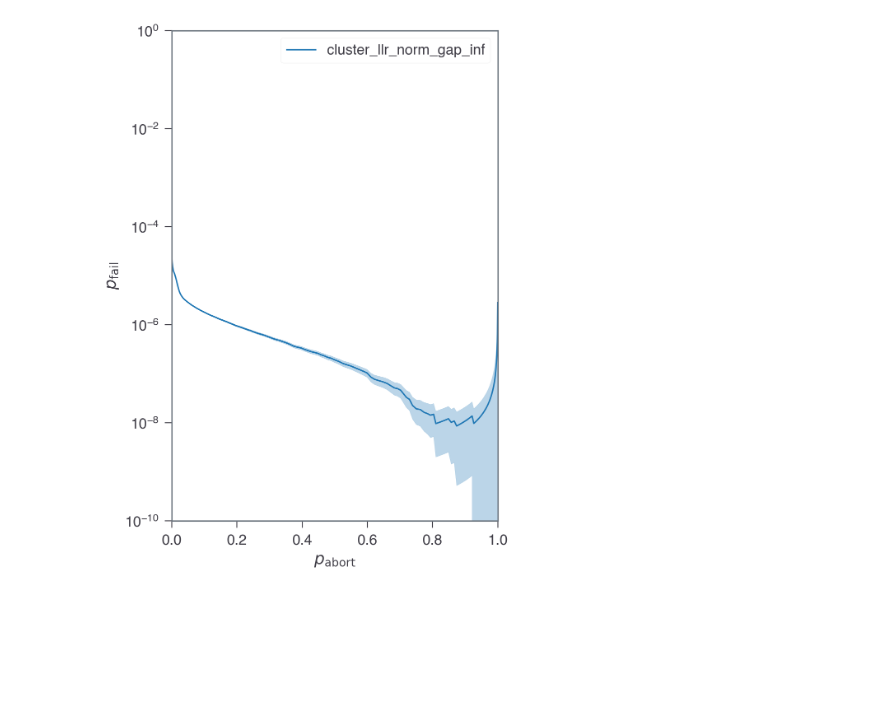
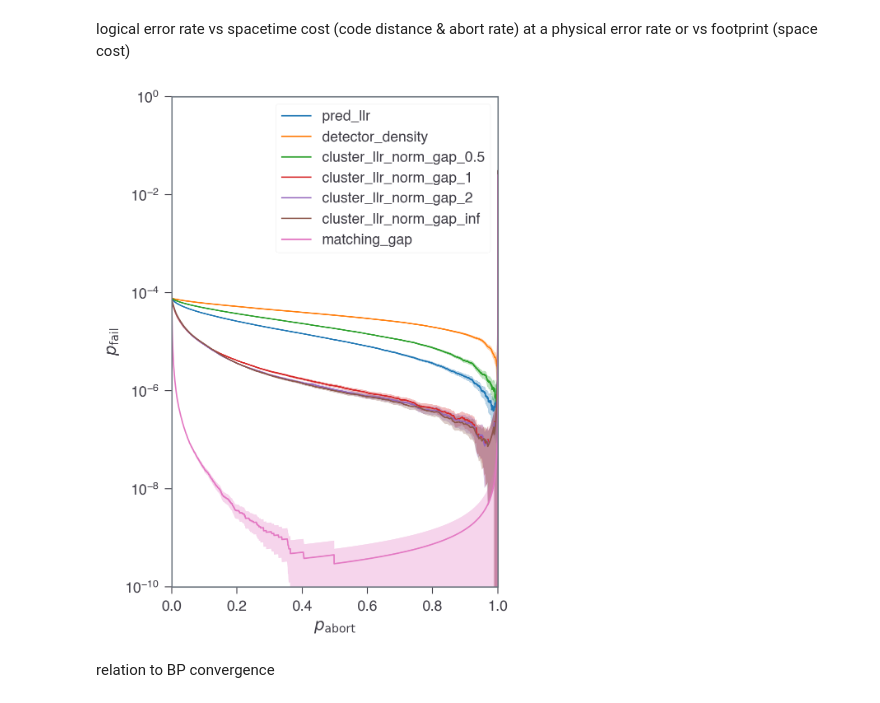
Before and after one commit to seokhyung-lee/ldpc-post-selection, a Jupyter notebook: simulations/analysis/surface_code_analysis.ipynb, the cells around one changed output. Saved outputs shown, nothing was run; the diff lists cells and outputs as text; code cells hidden in the pictures; blank space fills up the shorter version.

```diff
--- a/simulations/analysis/surface_code_analysis.ipynb
+++ b/simulations/analysis/surface_code_analysis.ipynb
@@ -134,7 +57,0 @@ norm_order = inf
-# %%
-from simulation_data_utils import get_df_ps
-
-df_ps_dict = {}
-for by, (df_agg, ascending_confidence) in df_agg_dict.items():
-    df_ps = get_df_ps(df_agg, ascending_confidence=ascending_confidence)
-    df_ps_dict[by] = df_ps
@@ -152,0 +58,4 @@ def error_band_plot(x, y, delta_y, ax=None, color=None, alpha=0.3, **kwargs):
+# %%
+from plotting_helpers import load_ps_data
+
+df_ps_dict = load_ps_data("surface")
@@ -152,0 +64,8 @@ def error_band_plot(x, y, delta_y, ax=None, color=None, alpha=0.3, **kwargs):
+# %%
+from plotting_helpers import take_best_by_from_df_ps_dict
+
+df_ps_best = take_best_by_from_df_ps_dict(
+    df_ps_dict,
+    exclude=(lambda by: "matching" in by or by in {"pred_llr", "detector_density"}),
+    use_pfail_upper=False,
+)
@@ -153,44 +208,51 @@ def error_band_plot(x, y, delta_y, ax=None, color=None, alpha=0.3, **kwargs):
+# %% [markdown]
+logical error rate vs spacetime cost (code distance & abort rate) at a physical error rate
+or vs footprint (space cost)
 # %%
 fig, ax = plt.subplots(figsize=(DFT_FIG_WIDTH, 7))
 
-T = d
+d = T = 13
+p = 0.005
 
 i = 0
 data_plots = {}
-for by, df_ps in df_ps_dict.items():
-    # use_conv = by != "detector_density"
-    use_conv = False
-    p_abort_col = "p_abort_conv" if use_conv else "p_abort"
-    p_fail_col = "p_fail_conv" if use_conv else "p_fail"
-    delta_p_fail_col = "delta_p_fail_conv" if use_conv else "delta_p_fail"
+for by, df_ps_all in df_ps_dict.items():
+    if "llr_norm_gap" in by or by in ["pred_llr", "detector_density", "matching_gap"]:
+        p_abort_col = "p_abort"
+        p_fail_col = "p_fail"
+        delta_p_fail_col = "delta_p_fail"
 
-    df_ps = df_ps.sort_values(by=p_abort_col)
-    p_abort = df_ps[p_abort_col].values
-    p_fail = df_ps[p_fail_col].values / T
-    delta_p_fail = df_ps[delta_p_fail_col].values / T
-    data_plots[by] = (p_abort, p_fail, delta_p_fail)
+        df_ps = df_ps_all.loc[idx[d, T, p, :], :]
 
-    error_band_plot(
-        p_abort,
-        p_fail,
-        delta_p_fail,
-        color=COLORS(i % 10),
-        linestyle="-" if i < 10 else "--",
-        label=by,
-        ax=ax,
-    )
-    i += 1
+        df_ps = df_ps.sort_values(by=p_abort_col)
+        p_abort = df_ps[p_abort_col].values
+        p_fail = df_ps[p_fail_col].values / T
+        delta_p_fail = df_ps[delta_p_fail_col].values / T
+        data_plots[by] = (p_abort, p_fail, delta_p_fail)
+
+        error_band_plot(
+            p_abort,
+            p_fail,
+            delta_p_fail,
+            color=COLORS(i % 10),
+            linestyle="-" if i < 10 else "--",
+            label=by,
+            ax=ax,
+        )
+        i += 1
 
 # ax.set_xscale("log")
 ax.set_xlim(0, 1)
 ax.set_yscale("log")
 ax.legend()
 ax.set_ylim(1e-10, 1)
 
 ax.set_xlabel(r"$p_\mathrm{abort}$")
 ax.set_ylabel(r"$p_\mathrm{fail}$")
 
 fig.tight_layout()
 # %% [output]
-[figure, old version]
+[figure, new version]
+# %% [markdown]
+relation to BP convergence
 # %%
```
Also changed, not shown: parts of 13 cells of this notebook, 23 other files.
